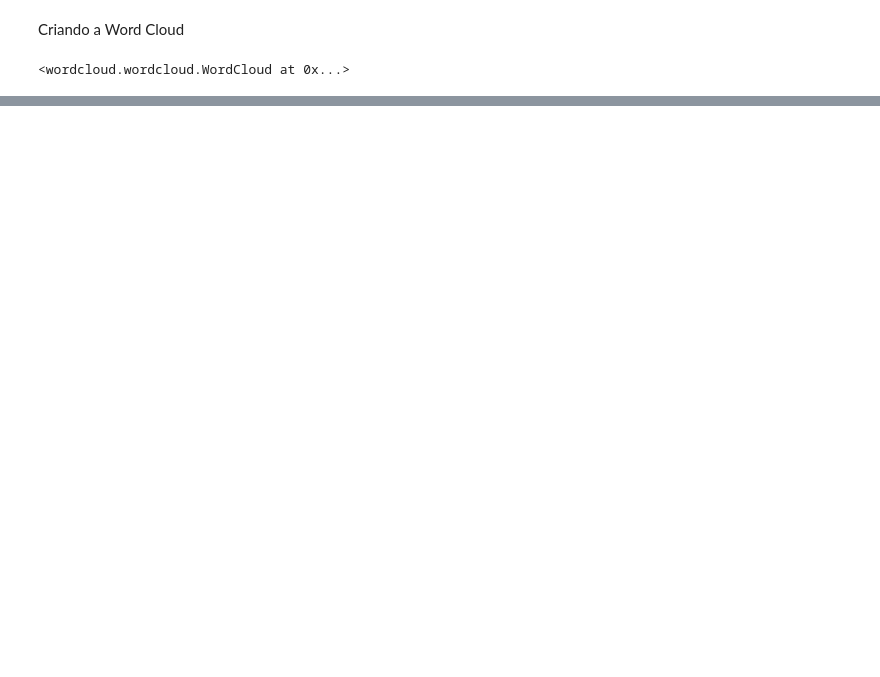
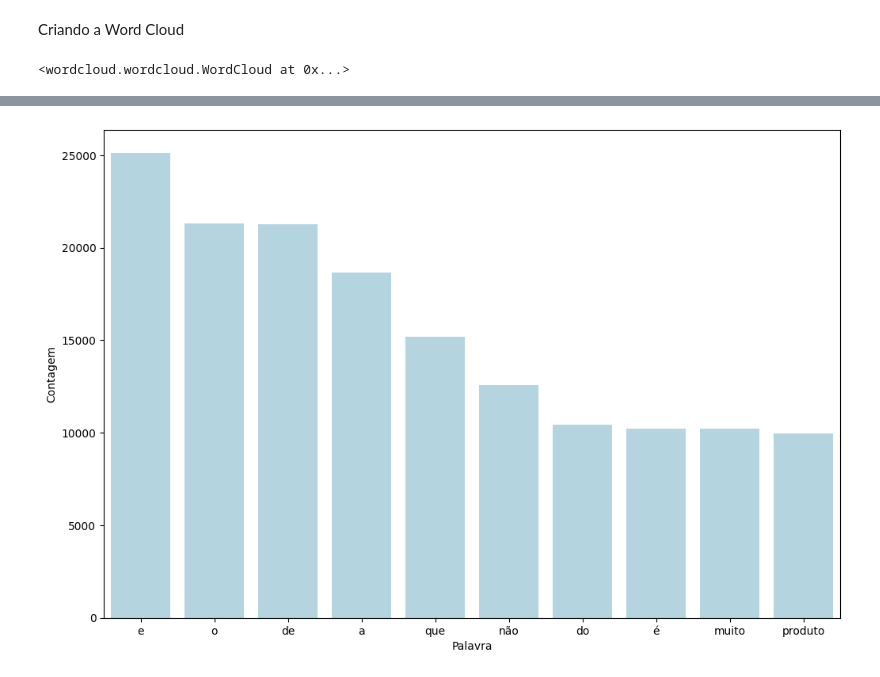
Before and after one commit to Nathtaba/Classificador_Sentimentos_ML, a Jupyter notebook: ClassificadorSentimentos_Avaliacoes.ipynb, the cells around one changed output, grey strips where cells are left out. Saved outputs shown, nothing was run; the diff lists cells and outputs as text; code cells hidden in the pictures; blank space fills up the shorter version.

```diff
--- a/ClassificadorSentimentos_Avaliacoes.ipynb
+++ b/ClassificadorSentimentos_Avaliacoes.ipynb
@@ -152,0 +163,4 @@ word_cloud_pos(avaliacoes, "review_text")
+# %%
+token_por_espaço = tokenize.WhitespaceTokenizer()
+token_dataset = token_por_espaço.tokenize(todas_palavras)
+frequencia = nltk.FreqDist(token_dataset)
@@ -152,0 +171,5 @@ word_cloud_pos(avaliacoes, "review_text")
+# %%
+#Gerar uma tabela com a quantidade de cada palavra
+dataframe_frequencia = pd.DataFrame({"Palavra": list(frequencia.keys()),
+                                    "Frequencia": list(frequencia.values())})
+dataframe_frequencia
@@ -152,0 +205,9 @@ word_cloud_pos(avaliacoes, "review_text")
+# %%
+#Gerar grafico da tabela de frequencia
+plt.figure(figsize=(12,8))
+ax = sns.barplot(data = dataframe_frequencia.nlargest(columns = "Frequencia", n = 10),
+                 x = "Palavra", y = "Frequencia", color = "lightblue")
+ax.set(ylabel = "Contagem")
+plt.show()
+# %% [output]
+[figure, added]
```
Also changed, not shown: parts of 26 cells of this notebook.
